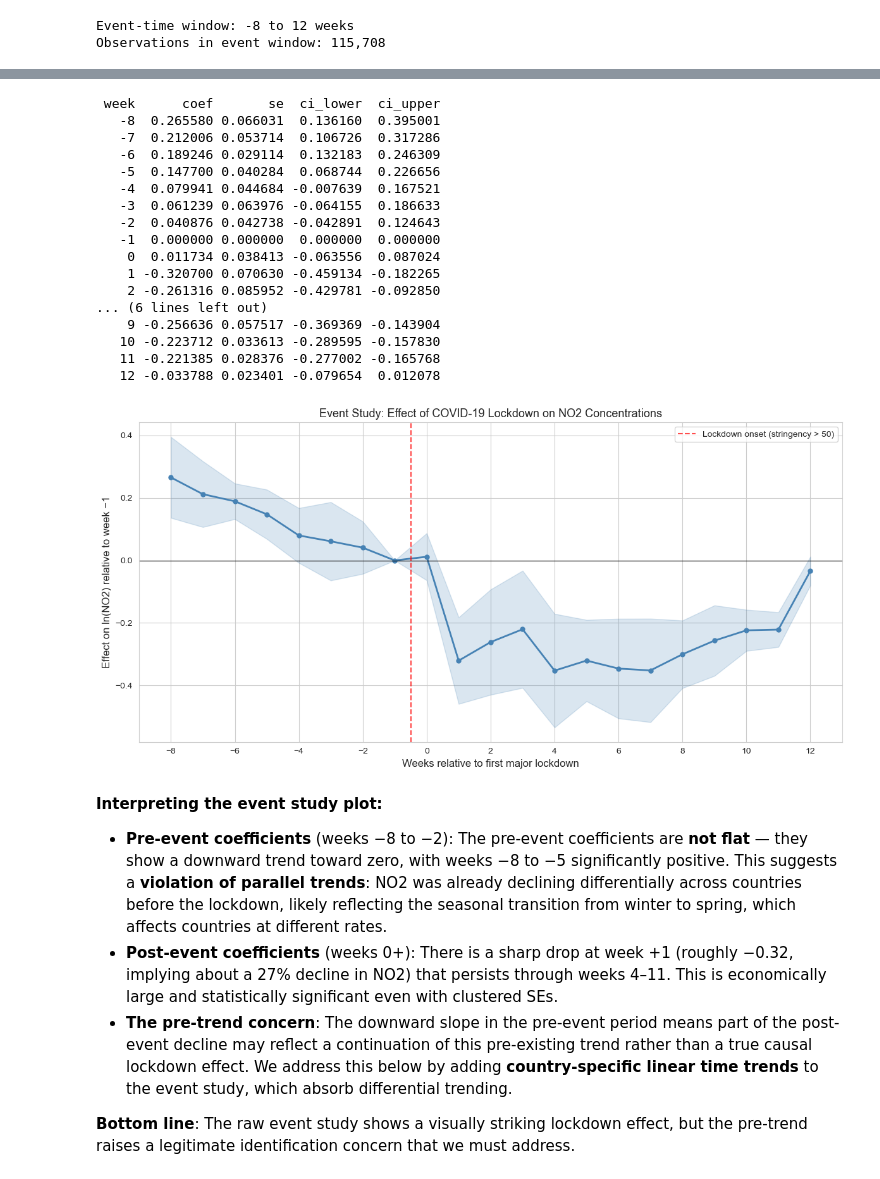
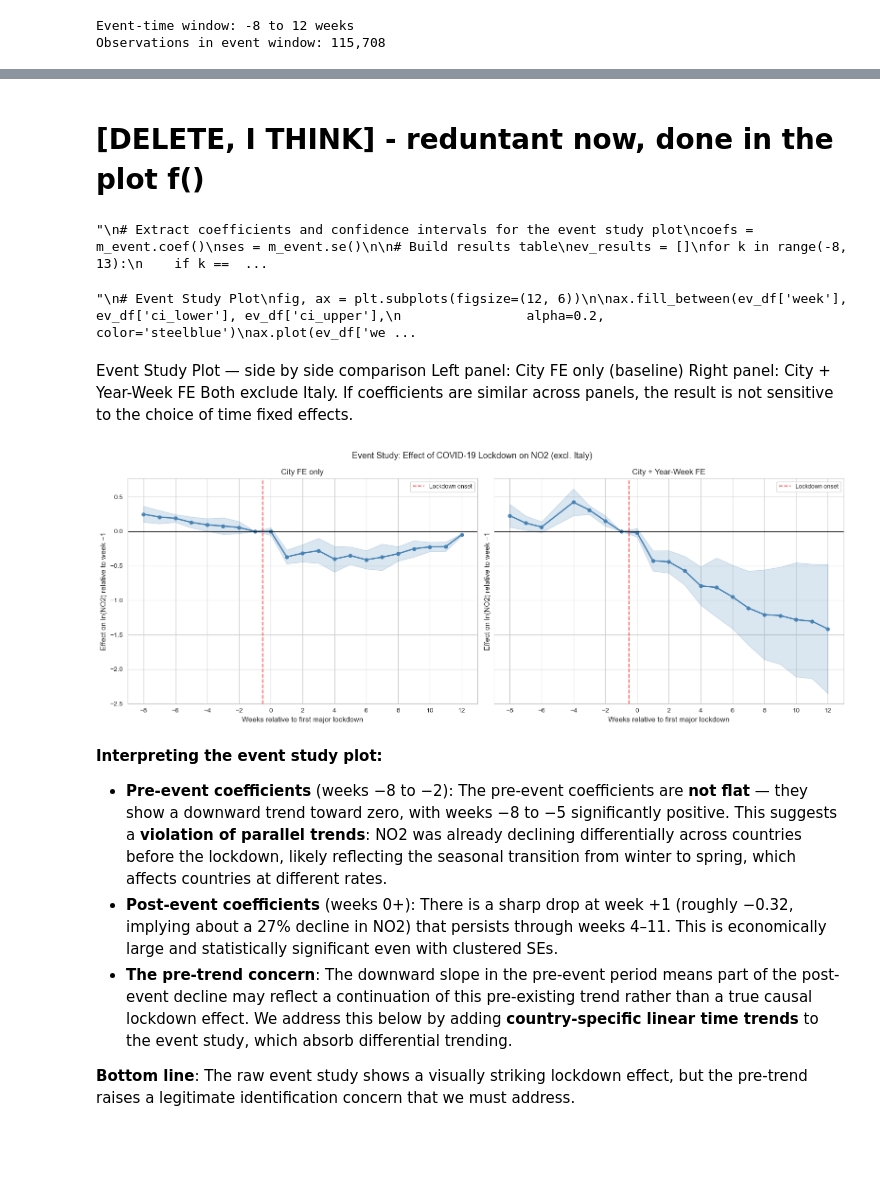
Before and after one commit to borikovacs/da4_term_project, a Jupyter notebook: code/4_causal_analysis.ipynb, the cells around one changed output, grey strips where cells are left out. Drawn from its saved outputs; the diff is of its cells as text; code cells hidden in the pictures; blank space fills up the shorter version.

```diff
--- a/code/4_causal_analysis.ipynb
+++ b/code/4_causal_analysis.ipynb
@@ -456,4 +500,7 @@ RMSE: 0.361 R2: 0.537 R2 Within: 0.247
+# %% [markdown]
+# [DELETE, I THINK] - reduntant now, done in the plot f()
 # %%
+"""
 # Extract coefficients and confidence intervals for the event study plot
 coefs = m_event.coef()
 ses = m_event.se()
@@ -475,25 +522,11 @@ for k in range(-8, 13):
 
 ev_df = pd.DataFrame(ev_results)
 print(ev_df.to_string(index=False))
+"""
 # %% [output]
- week      coef       se  ci_lower  ci_upper
-   -8  0.265580 0.066031  0.136160  0.395001
-   -7  0.212006 0.053714  0.106726  0.317286
-   -6  0.189246 0.029114  0.132183  0.246309
-   -5  0.147700 0.040284  0.068744  0.226656
-   -4  0.079941 0.044684 -0.007639  0.167521
-   -3  0.061239 0.063976 -0.064155  0.186633
-   -2  0.040876 0.042738 -0.042891  0.124643
-   -1  0.000000 0.000000  0.000000  0.000000
-    0  0.011734 0.038413 -0.063556  0.087024
-    1 -0.320700 0.070630 -0.459134 -0.182265
-    2 -0.261316 0.085952 -0.429781 -0.092850
-... (6 lines left out)
-    9 -0.256636 0.057517 -0.369369 -0.143904
-   10 -0.223712 0.033613 -0.289595 -0.157830
-   11 -0.221385 0.028376 -0.277002 -0.165768
-   12 -0.033788 0.023401 -0.079654  0.012078
+"\n# Extract coefficients and confidence intervals for the event study plot\ncoefs = m_event.coef()\nses = m_event.se()\n\n# Build results table\nev_results = []\nfor k in range(-8, 13):\n    if k ==  ...
 # %%
+"""
 # Event Study Plot
 fig, ax = plt.subplots(figsize=(12, 6))
 
@@ -515,8 +548,52 @@ ax.set_xticks(range(-8, 13, 2))
 plt.tight_layout()
 plt.savefig('../output/figures/event_study_no2.png', bbox_inches='tight', dpi=150)
 plt.show()
+"""
 # %% [output]
-[figure, removed]
+"\n# Event Study Plot\nfig, ax = plt.subplots(figsize=(12, 6))\n\nax.fill_between(ev_df['week'], ev_df['ci_lower'], ev_df['ci_upper'],\n                alpha=0.2, color='steelblue')\nax.plot(ev_df['we ...
+# %% [markdown]
+Event Study Plot — side by side comparison
+Left panel: City FE only (baseline)
+Right panel: City + Year-Week FE
+Both exclude Italy. If coefficients are similar across panels, the result
+is not sensitive to the choice of time fixed effects.
+# %%
+fig, axes = plt.subplots(1, 2, figsize=(16, 6), sharey=True)
+
+for ax, model, title in [
+    (axes[0], m_event,    'City FE only'),
+    (axes[1], m_event_yw, 'City + Year-Week FE'),
+]:
+    coefs = model.coef()
+    ses   = model.se()
+    ev_results = []
+    for k in range(-8, 13):
+        if k == -1:
+            ev_results.append({'week': k, 'coef': 0, 'se': 0, 'ci_lower': 0, 'ci_upper': 0})
+        else:
+            var_name = f'ev_w_minus{abs(k)}' if k < 0 else f'ev_w_plus{k}'
+            if var_name in coefs.index:
+                c, s = coefs[var_name], ses[var_name]
+                ev_results.append({'week': k, 'coef': c, 'se': s,
+                                   'ci_lower': c - 1.96*s, 'ci_upper': c + 1.96*s})
+    ev_df = pd.DataFrame(ev_results)
+
+    ax.fill_between(ev_df['week'], ev_df['ci_lower'], ev_df['ci_upper'], alpha=0.2, color='steelblue')
+    ax.plot(ev_df['week'], ev_df['coef'], 'o-', color='steelblue', linewidth=2, markersize=5)
+    ax.axhline(y=0, color='black', linewidth=0.8)
+    ax.axvline(x=-0.5, color='red', linewidth=1.5, linestyle='--', alpha=0.7, label='Lockdown onset')
+    ax.set_xlabel('Weeks relative to first major lockdown', fontsize=11)
+    ax.set_ylabel('Effect on ln(NO2) relative to week −1', fontsize=11)
+    ax.set_title(title, fontsize=12)
+    ax.set_xticks(range(-8, 13, 2))
+    ax.legend(fontsize=9)
+
+plt.suptitle('Event Study: Effect of COVID-19 Lockdown on NO2 (excl. Italy)', fontsize=13)
+plt.tight_layout()
+plt.savefig('../output/figures/event_study_comparison.png', dpi=150, bbox_inches='tight')
+plt.show()
+# %% [output]
+[figure, added]
 # %% [markdown]
 **Interpreting the event study plot:**
 
```
Also changed, not shown: parts of 18 cells of this notebook, 5 other files.
